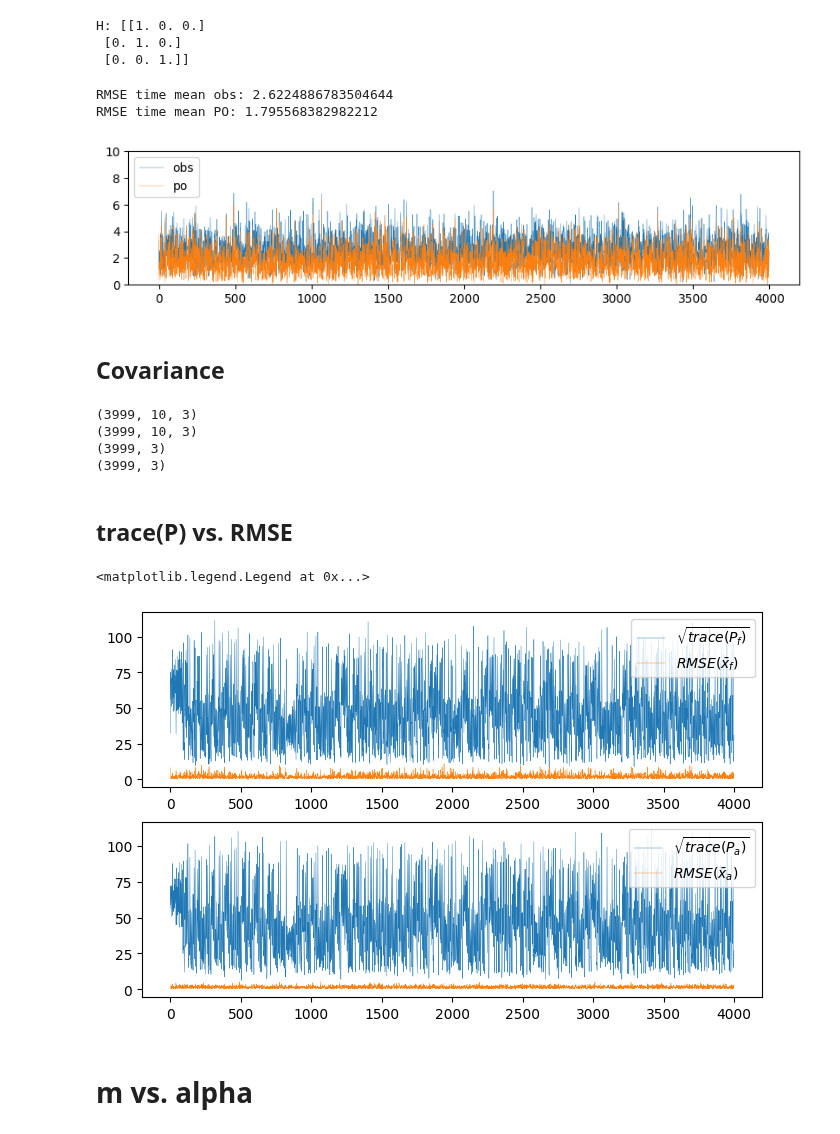
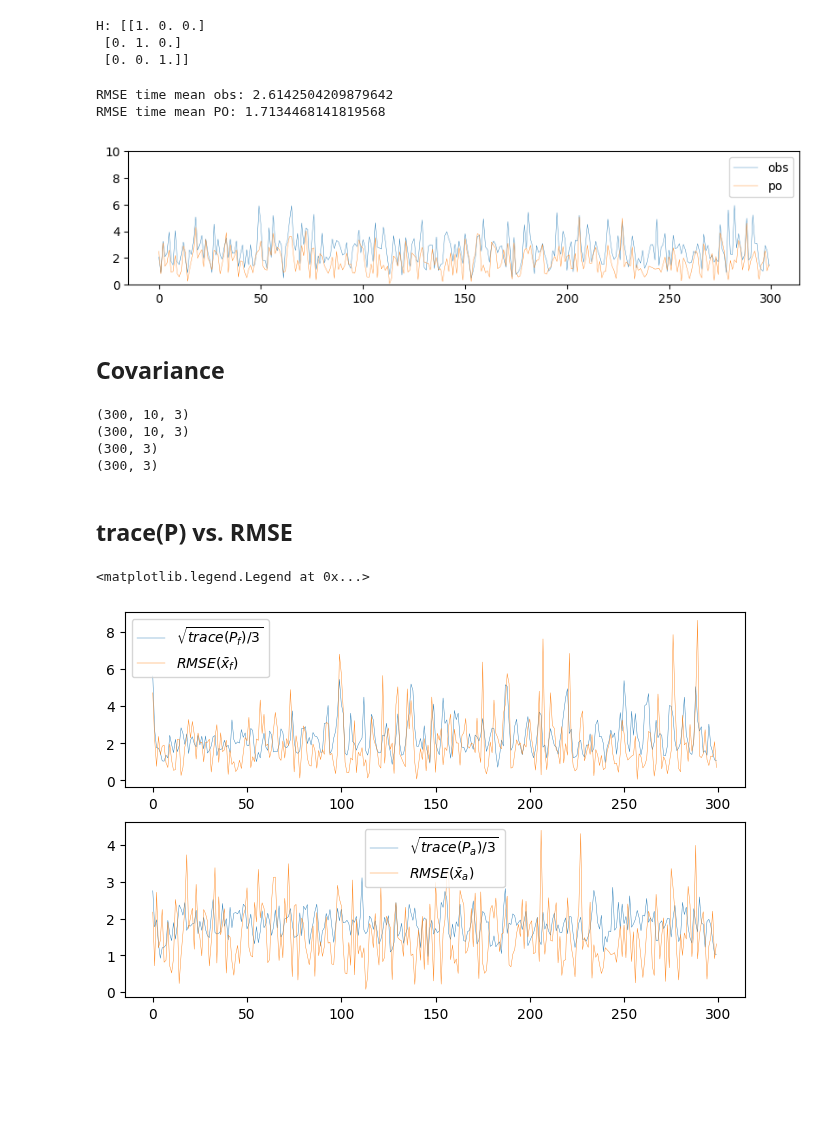
Before and after one commit to KotaTakeda/da_py, a Jupyter notebook: examples/l63_po.ipynb, the cells around one changed output. Cells and saved outputs as stored; diff of their text form; code cells hidden in the pictures; blank space fills up the shorter version.

```diff
--- a/examples/l63_po.ipynb
+++ b/examples/l63_po.ipynb
@@ -45,15 +45,15 @@ print("H:", H)
 Q = np.zeros((3, 3))
 
 # 観測誤差共分散, 後で定数倍の変化をさせる.
-r0 = 8
-R = r0*I
+r0 = np.sqrt(8)
+R = r0**2*I
 
 # 観測値と真値
-end_step = -1 # 開発用
+end_step = 300 # 開発用
 x_true = np.load('x_true_l63.npy')[:end_step]
 y = np.load('x_obs_l63.npy')[:end_step]
-if not np.isclose(r0, 1.0):
-    y = x_true + np.random.normal(loc=0, scale=np.sqrt(r0), size=x_true.shape)  # R = r0*I
+if not np.isclose(r0**2, 1.0):
+    y = x_true + np.random.normal(loc=0, scale=r0, size=x_true.shape)  # R = r0^2*I
 
 y = y@H.T
 R = H@R@H.T
@@ -78,7 +78,9 @@ H: [[1. 0. 0.]
  [0. 0. 1.]]
 # %%
 # RUN DA
-po = PO(M, H, R, alpha=alpha, store_ensemble=True)
+def Hn(x):
+    return H@x
+po = PO(M, Hn, R, alpha=alpha, store_ensemble=True)
 po.initialize(X_0)
 for y_obs in tqdm(y):
     po.forecast(Dt)
@@ -95,9 +97,9 @@ ax.set_ylim([0, 10])
 print("RMSE time mean obs:", loss_rms(x_true@H.T, y)[200:].mean())
 print("RMSE time mean PO:", loss_rms(x_true, x_assim)[200:].mean())
 # %% [output]
-RMSE time mean obs: 2.6224886783504644
-RMSE time mean PO: 1.795568382982212
+RMSE time mean obs: 2.6142504209879642
+RMSE time mean PO: 1.7134468141819568
-[figure, old version]
+[figure, new version]
 # %% [markdown]
 ## Covariance
 # %%
@@ -105,12 +107,12 @@ from numpy import cov
 # forecast ensemble covariance
 X_f = np.array(po.X_f)
 print(X_f.shape)
-P_f = [cov(X) for X in X_f]
+P_f = [cov(X.T) for X in X_f]
 
 # analysis ensemble covariance
 X_a = np.array(po.X_a)
 print(X_a.shape)
-P_a = [cov(X) for X in X_a]
+P_a = [cov(X.T) for X in X_a]
 
 # forecast - true
 E_f = X_f.mean(axis=1) - x_true
@@ -122,8 +124,8 @@ E_a = X_a.mean(axis=1) - x_true
 print(E_a.shape)
 e_a = np.linalg.norm(E_a, axis=1)/(3-1)
 # %% [output]
-(3999, 10, 3)
-(3999, 10, 3)
-(3999, 3)
-(3999, 3)
+(300, 10, 3)
+(300, 10, 3)
+(300, 3)
+(300, 3)
 # %%
@@ -147,19 +149,17 @@ import scipy.linalg as spl
 ## trace(P) vs. RMSE
 # %%
 # trace of ensemble covariance of forecast and analysis
-trP_f = [np.sqrt(np.trace(P)) for P in P_f]
-trP_a = [np.sqrt(np.trace(P)) for P in P_a]
+trP_f = [np.sqrt(np.trace(P)/3) for P in P_f]
+trP_a = [np.sqrt(np.trace(P)/3) for P in P_a]
 
 fig, axes = plt.subplots(2, 1, figsize=(8, 5))
-axes[0].plot(trP_f, lw=0.3, label="$ \\sqrt{trace(P_f)} $")
+axes[0].plot(trP_f, lw=0.3, label="$ \\sqrt{trace(P_f)/3} $")
 axes[0].plot(e_f, lw=0.3, label="$ RMSE(\\bar{x}_f)$")
 axes[0].legend()
 # axes[0].ylim(0, 2)
-axes[1].plot(trP_a, lw=0.3, label="$ \\sqrt{trace(P_a)} $")
+axes[1].plot(trP_a, lw=0.3, label="$ \\sqrt{trace(P_a)/3} $")
 axes[1].plot(e_a, lw=0.3, label="$ RMSE(\\bar{x}_a)$")
 axes[1].legend()
 # %% [output]
 <matplotlib.legend.Legend at 0x...>
-[figure, old version]
+[figure, new version]
-# %% [markdown]
-# m vs. alpha
```
Also changed, not shown: parts of 4 cells of this notebook, 6 other files.
